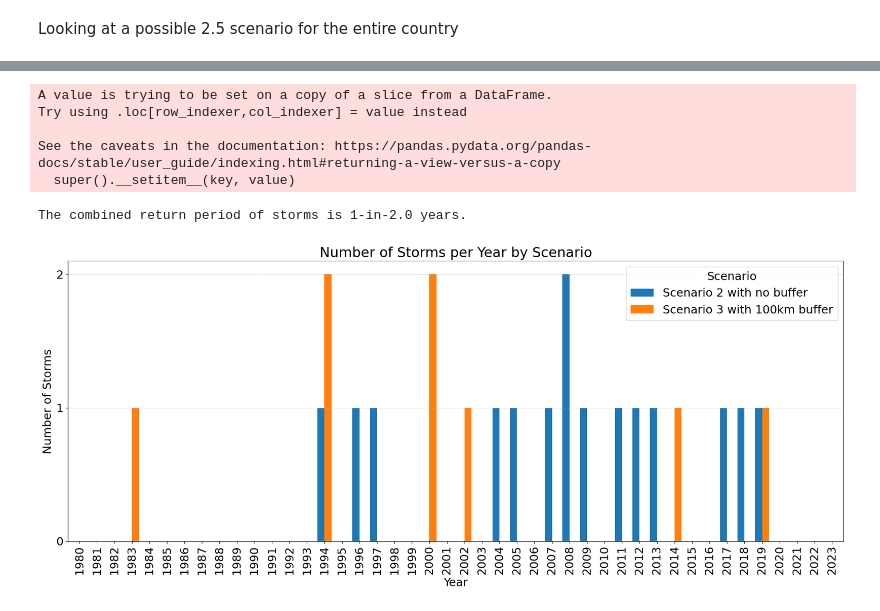
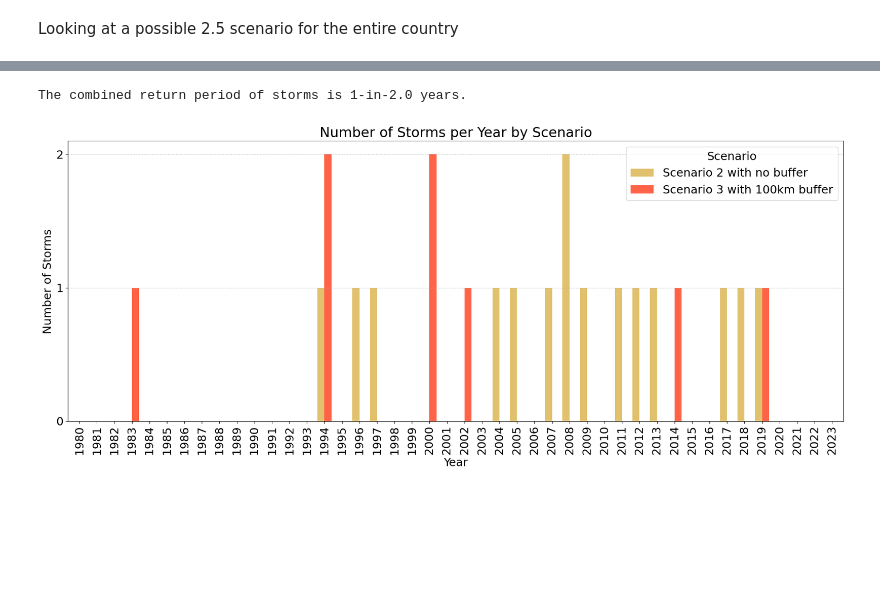
Before and after one commit to OCHA-DAP/ds-aa-mdg-storms, a Jupyter notebook: analysis/01.0_return_period_ibtracs.ipynb, the cells around one changed output, grey strips where cells are left out. Drawn from its saved outputs; the diff is of its cells as text; code cells hidden in the pictures; blank space fills up the shorter version.

```diff
--- a/analysis/01.0_return_period_ibtracs.ipynb
+++ b/analysis/01.0_return_period_ibtracs.ipynb
@@ -42,6 +27,6 @@ https://en.wikipedia.org/wiki/Tropical_cyclone_scales#South-West_Indian_Ocean
 # %%
 adm0_path = (
-    Path(AA_DATA_DIR)
+    Path(constants.AA_DATA_DIR)
     / "public"
     / "raw"
     / "mdg"
@@ -50,7 +35,7 @@ adm0_path = (
 )
 gdf_adm0 = gpd.read_file(adm0_path)
 adm1_path = (
-    Path(AA_DATA_DIR)
+    Path(constants.AA_DATA_DIR)
     / "public"
     / "raw"
     / "mdg"
@@ -59,7 +44,7 @@ adm1_path = (
 )
 gdf_adm1 = gpd.read_file(adm1_path)
 ibtracs_path = adm1_path = (
-    Path(AA_DATA_DIR) / "public" / "raw" / "glb" / "ibtracs"
+    Path(constants.AA_DATA_DIR) / "public" / "raw" / "glb" / "ibtracs"
 )
 points_path = Path(
     ibtracs_path
@@ -81,11 +66,11 @@ buffer = True
 if buffer:
     # Create buffer around gdf_adm0 with the given distance
     # Reproject to a CRS that uses meters (e.g., EPSG:29702)
-    gdf_adm0_buffer = gdf_adm0.to_crs(epsg=29702)
+    gdf_adm0_buffer = gdf_adm0.to_crs(epsg=constants.mdg_epsg)
 
     # Apply the buffer of 100 km (100,000 meters)
     gdf_adm0_buffer["geometry"] = gdf_adm0_buffer.geometry.buffer(
-        100 * 1000
+        constants.buffer * 1000
     )  # 100 km = 100,000 meters
 
     # Reproject back to the original CRS
@@ -136,8 +121,10 @@ gdf_points_sel_adm1.plot(ax=ax, column="REU_WIND", markersize=10, legend=True)
 ## Return period calculation
 # %%
 # combining US Wind and REUnion for those with no wind speed
+# we are not using this for MDG
 gdf_points_sel_["REU_USA_WIND"] = gdf_points_sel_["REU_WIND"].fillna(
-    gdf_points_sel_["USA_WIND"] * 0.88
+    gdf_points_sel_["USA_WIND"]
+    * constants.minute_to_10_minute_conversion_factor
 )
 # %%
 df = gdf_points_sel_[
@@ -384,12 +368,12 @@ def scenario_2_point_5(df, gdf_adm, start_year=1980):
     storm_data = []
 
     # Define thresholds for scenarios
-    min_speed_knots = 118 * kmh_to_knots
-    max_speed_knots = 166 * kmh_to_knots
+    min_speed_knots = 118 * constants.kmh_to_knots
+    max_speed_knots = 166 * constants.kmh_to_knots
     min_speed_knots_buffer = max_speed_knots  # 166 km/h in Scenario 3
 
     # Add 'year' column based on 'ISO_TIME'
-    df["year"] = df["ISO_TIME"].apply(
+    df.loc[:, "year"] = df["ISO_TIME"].apply(
         lambda x: datetime.strptime(x, "%Y-%m-%d %H:%M:%S").year
     )
 
@@ -424,9 +408,9 @@ def scenario_2_point_5(df, gdf_adm, start_year=1980):
             )
 
     # Scenario 3: Filter storms with wind speeds >= 166 km/h with 100 km buffer
-    gdf_adm_buffer = gdf_adm.to_crs(epsg=29702)
+    gdf_adm_buffer = gdf_adm.to_crs(epsg=constants.mdg_epsg)
     gdf_adm_buffer["geometry"] = gdf_adm_buffer.geometry.buffer(
-        100 * 1000
+        constants.buffer * 1000
     )  # 100 km buffer
     gdf_adm_buffer = gdf_adm_buffer.to_crs(gdf_adm.crs)
 
@@ -562,40 +526,38 @@ The combined return period of storms is 1-in-2.7 years.
 # %%
 storm_data_df = scenario_2_point_5(df=df, gdf_adm=gdf_adm0, start_year=1980)
 # %% [output]
-A value is trying to be set on a copy of a slice from a DataFrame.
-Try using .loc[row_indexer,col_indexer] = value instead
-
-See the caveats in the documentation: https://pandas.pydata.org/pandas-docs/stable/user_guide/indexing.html#returning-a-view-versus-a-copy
-  super().__setitem__(key, value)
+The combined return period of storms is 1-in-2.0 years.
-The combined return period of storms is 1-in-2.0 years.
 # %%
+tomato = "#FF6347"  # Tomato color
+dull_yellow = "#E1C16E"  # Dull yellow color
+
 # Ensure data is in the correct format with each year represented individually
 storm_counts = (
     storm_data_df.groupby(["year", "type"]).size().unstack(fill_value=0)
 )
 all_years = range(1980, 2024)
 storm_counts = storm_counts.reindex(all_years, fill_value=0)
 
 # Plotting
 plt.rcParams.update({"font.size": 18})
 fig, ax = plt.subplots(figsize=(18, 8))  # Increase width for a longer x-axis
-storm_counts.plot(kind="bar", ax=ax, width=0.8)
+storm_counts.plot(kind="bar", ax=ax, width=0.8, color=[dull_yellow, tomato])
 
 # Customizing plot
 plt.title("Number of Storms per Year by Scenario")
 plt.xlabel("Year")
 plt.ylabel("Number of Storms")
 plt.xticks(rotation=90, ha="right")  # Rotate for better spacing
 xticks = range(len(storm_counts))
 ax.set_xticks(xticks)
 ax.set_xticklabels(storm_counts.index, ha="center")
 plt.yticks(
     range(0, int(storm_counts.values.max()) + 1)
 )  # Show only integers on y-axis
 
 plt.grid(axis="y", linestyle="--", alpha=0.7)
 plt.legend(title="Scenario")
 plt.tight_layout()
 plt.show()
 # %% [output]
-[figure, old version]
+[figure, new version]
```
Also changed, not shown: parts of 16 cells of this notebook.
